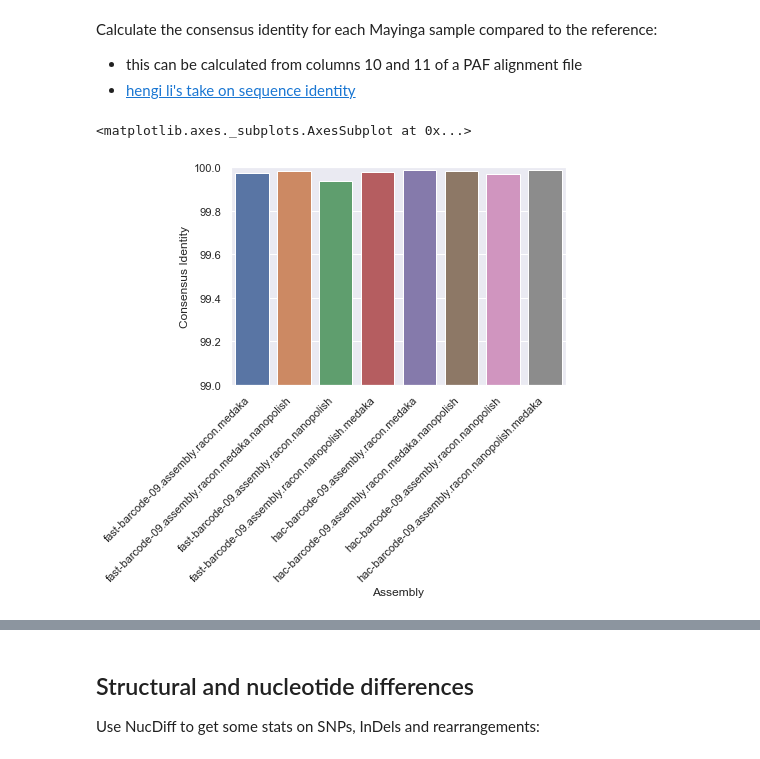
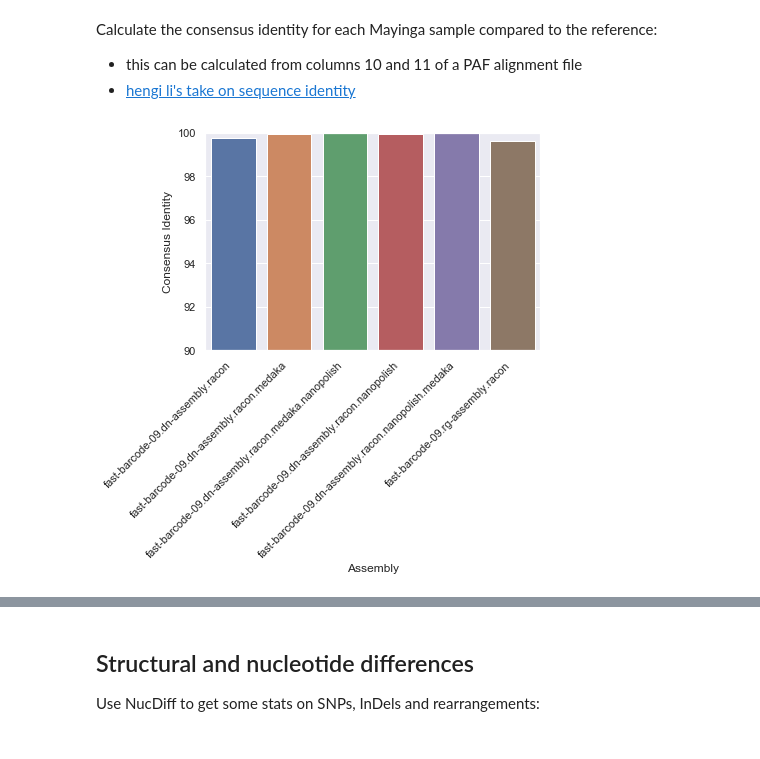
Before and after one commit to will-rowe/signal-check, a Jupyter notebook: 2.evaluating-mayinga-assemblies.ipynb, the cells around one changed output, grey strips where cells are left out. Drawn from its saved outputs; the diff is of its cells as text; code cells hidden in the pictures.

```diff
--- a/2.evaluating-mayinga-assemblies.ipynb
+++ b/2.evaluating-mayinga-assemblies.ipynb
@@ -44,37 +45,40 @@ from matplotlib import pyplot as plt
 import seaborn as sns; sns.set(color_codes=True)
 import mappy as mp
 
-# set up the results list
-idents = []
+def plotConsensusIdentity(assemblyList):
 
-# set up the index
-a = mp.Aligner("tmp/mayinga-ref-genome.fasta", preset="asm10")  # load or build index
-if not a: raise Exception("ERROR: failed to load/build index")
+    # set up the results list
+    idents = []
 
-# open the list of assemblies we made
-with open("tmp/mayinga-assemblies.list", "r") as fh:
+    # set up the index
+    a = mp.Aligner("tmp/mayinga-ref-genome.fasta", preset="asm10")  # load or build index
+    if not a: raise Exception("ERROR: failed to load/build index")
 
-    # align each assembly to the reference
-    for line in fh:
-        base=os.path.basename(line)
-        assemblyName=os.path.splitext(base)[0]
-        for name, seq, qual in mp.fastx_read(line.rstrip()):
+    # open the list of assemblies we made
+    with open(assemblyList, "r") as fh:
 
-            # get the best hit for each assembly
-            topHit = 0.0
-            for hit in a.map(seq):
-                if (hit.mlen/hit.blen) > topHit:
-                    topHit = (hit.mlen/hit.blen) * 100.0
+        # align each assembly to the reference
+        for line in fh:
+            base=os.path.basename(line)
+            assemblyName=os.path.splitext(base)[0]
+            for name, seq, qual in mp.fastx_read(line.rstrip()):
 
-            # store for plotting later
-            idents.append([assemblyName, topHit])
+                # get the best hit for each assembly
+                topHit = 0.0
+                for hit in a.map(seq):
+                    if (hit.mlen/hit.blen) > topHit:
+                        topHit = (hit.mlen/hit.blen) * 100.0
 
-# plot the consensus identities
-df = pd.DataFrame(idents, columns = ['Assembly', 'Consensus Identity'])
-chart = sns.barplot(x="Assembly", y="Consensus Identity", data=df)
-chart.set_xticklabels(chart.get_xticklabels(), rotation=45, horizontalalignment='right', fontweight='light')
-chart.set(ylim=(99, 100))
-chart
+                # store for plotting later
+                idents.append([assemblyName, topHit])
+
+    # plot the consensus identities
+    df = pd.DataFrame(idents, columns = ['Assembly', 'Consensus Identity'])
+    chart = sns.barplot(x="Assembly", y="Consensus Identity", data=df)
+    chart.set_xticklabels(chart.get_xticklabels(), rotation=45, horizontalalignment='right', fontweight='light')
+    chart.set(ylim=(90, 100))
+    chart
-# %% [output]
-<matplotlib.axes._subplots.AxesSubplot at 0x...>
-[figure, removed]
+# %%
+plotConsensusIdentity("tmp/mayinga-assemblies_fast.list")
+# %% [output]
+[figure, added]
```
Also changed, not shown: parts of 13 cells of this notebook, 53 other files.
